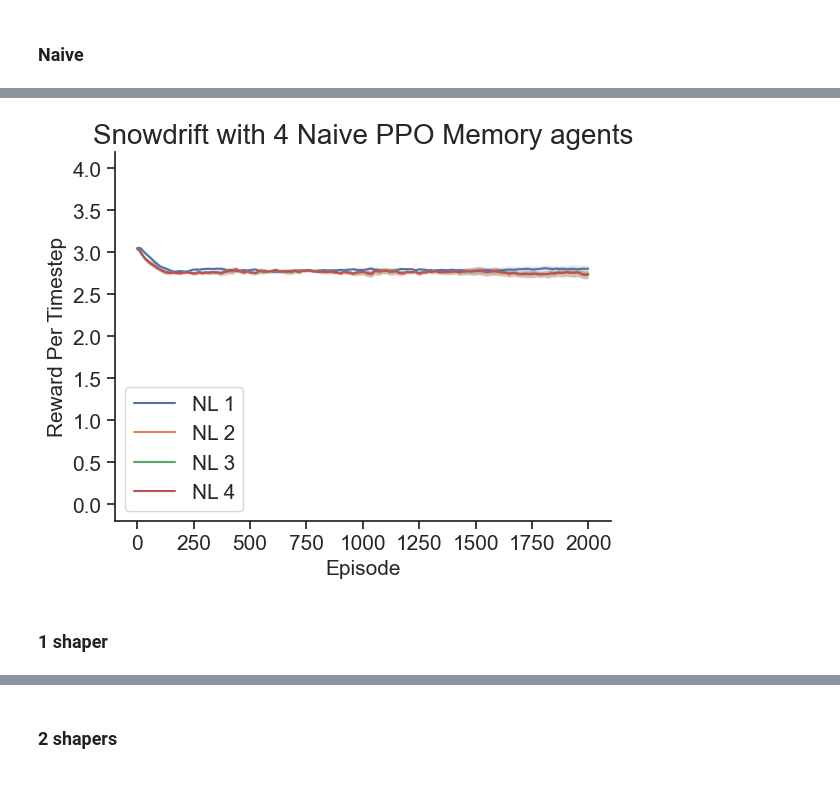
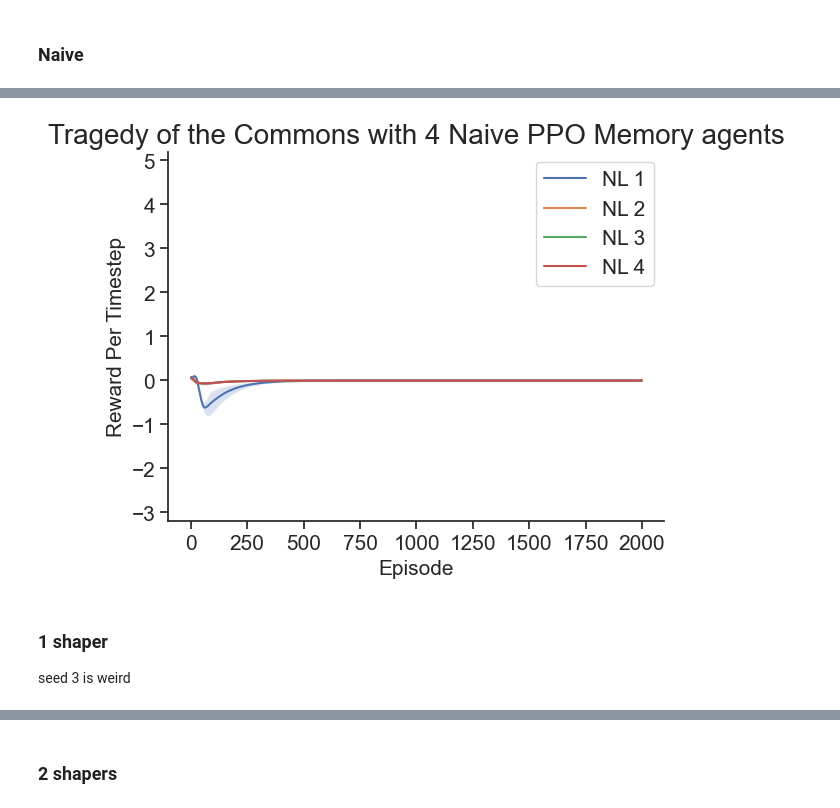
Before and after one commit to ucl-dark/pax, a Jupyter notebook: nshaper_figs.ipynb, the cells around one changed output, grey strips where cells are left out. Cells and saved outputs as stored; diff of their text form; code cells hidden in the pictures.

Commit message:
plots2

```diff
--- a/nshaper_figs.ipynb
+++ b/nshaper_figs.ipynb
@@ -353,5 +351,5 @@ plot_shaper_rewards("tc",3,2,'eval',  flip_dict={1:[1,0],3:[1,0]},smooth_factor=
 # %% [markdown]
 ### Naive
 # %%
-plot_naive_rewards("sd",4).show()
+plot_naive_rewards("tc",4).show()
 # %% [output]
@@ -358,4 +357,5 @@ plot_naive_rewards("sd",4).show()
-[figure, old version]
+[figure, new version]
 # %% [markdown]
 ### 1 shaper
+seed 3 is weird
 # %%
```
Also changed, not shown: parts of 30 cells of this notebook, 15 other files.
